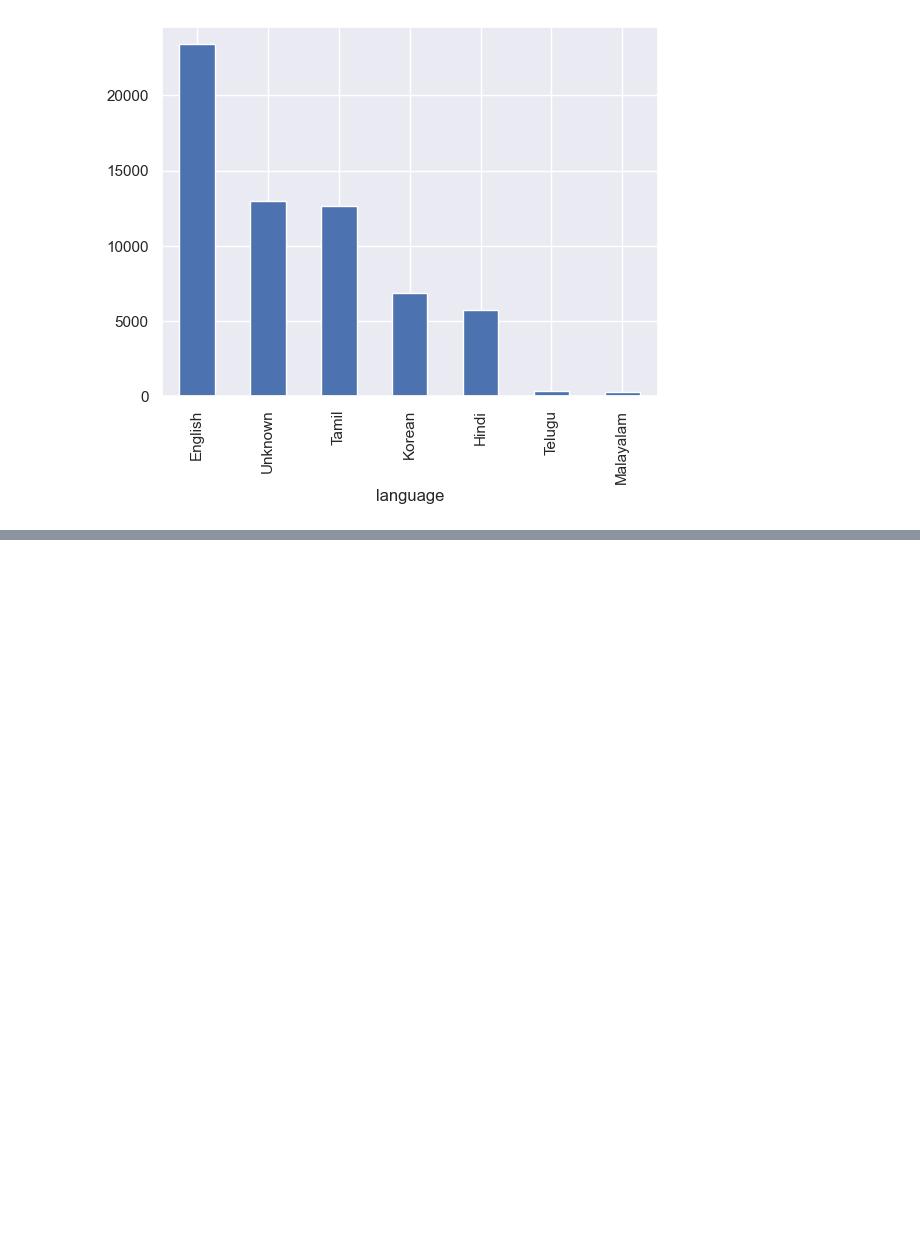
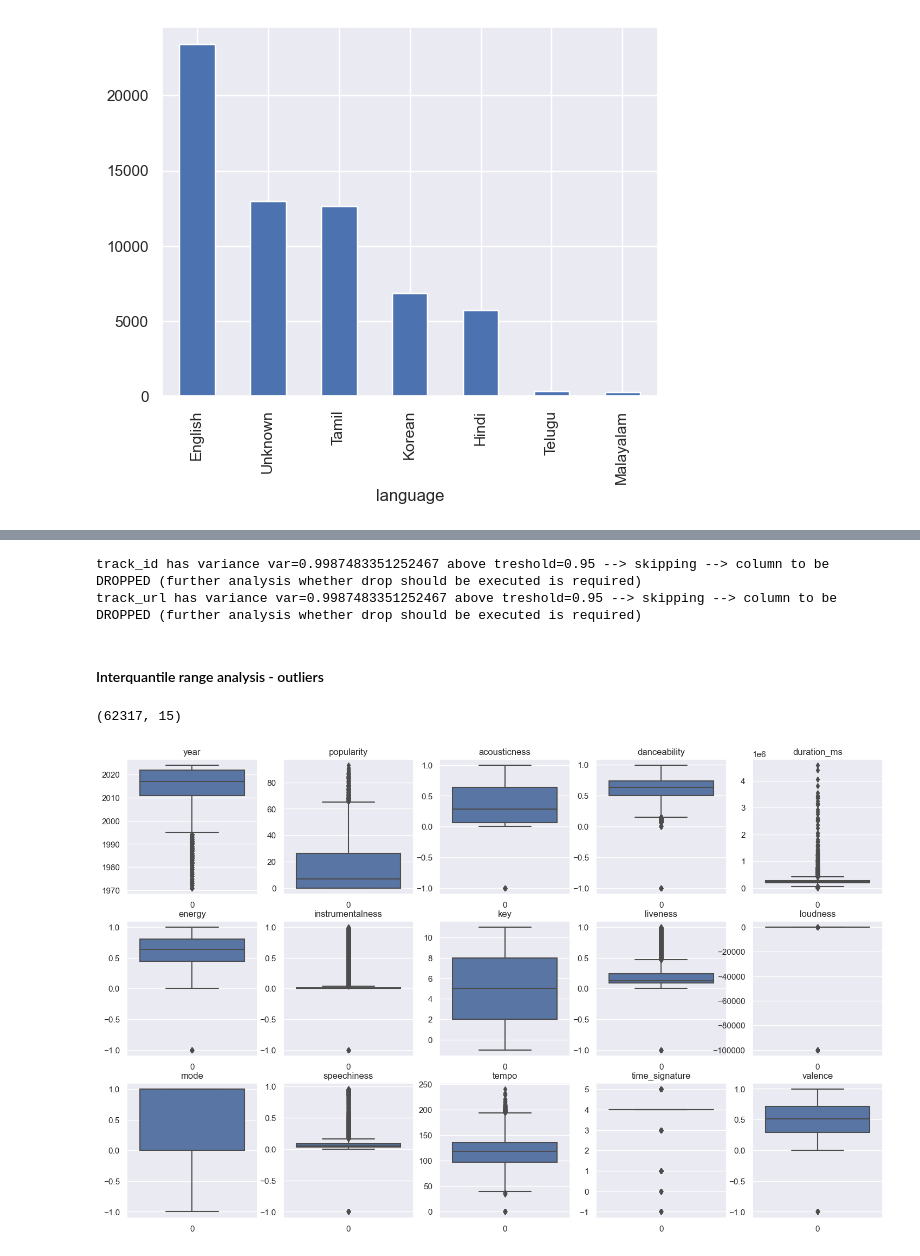
Before and after one commit to Sammuel21/pridav-music-project, a Jupyter notebook: Development/gulas16/eda.ipynb, the cells around one changed output, grey strips where cells are left out. Cells and saved outputs as stored; diff of their text form; code cells hidden in the pictures; blank space fills up the shorter version.

Commit message:
add further drafts to EDA

```diff
--- a/Development/gulas16/eda.ipynb
+++ b/Development/gulas16/eda.ipynb
@@ -119,0 +160,2 @@ data['language'].value_counts().plot.bar()
+# %%
+variance_treshold = 0.95
@@ -119,0 +173,36 @@ data['language'].value_counts().plot.bar()
+# %%
+for i, col in enumerate(categorical_data.columns):
+
+    column = categorical_data[col]
+
+    if column.is_unique:
+        print(col, "is unique -> will skip calculation -> column to be DROPPED")
+        continue
+
+    col_variance = column.nunique() / column.shape[0]
+
+    if col_variance >= variance_treshold:
+        print(col, f"has variance var={col_variance} above treshold={variance_treshold} --> skipping --> column to be DROPPED (further analysis whether drop should be executed is required)")
+        continue
+# %% [output]
+track_id has variance var=0.9987483351252467 above treshold=0.95 --> skipping --> column to be DROPPED (further analysis whether drop should be executed is required)
+track_url has variance var=0.9987483351252467 above treshold=0.95 --> skipping --> column to be DROPPED (further analysis whether drop should be executed is required)
+# %% [markdown]
+#### Interquantile range analysis - outliers
+# %%
+print(numeric_data.shape)
+# %% [output]
+(62317, 15)
+# %%
+fig, ax = plt.subplots(3, 5, figsize=(18, 11))
+
+ax = ax.flatten()
+
+for i, col in enumerate(numeric_data.columns):
+
+    column = numeric_data[col]
+
+    sns.boxplot(data=column, ax=ax[i])
+    ax[i].set_title(col)
+# %% [output]
+[figure, added]
```
Also changed, not shown: parts of 16 cells of this notebook.
